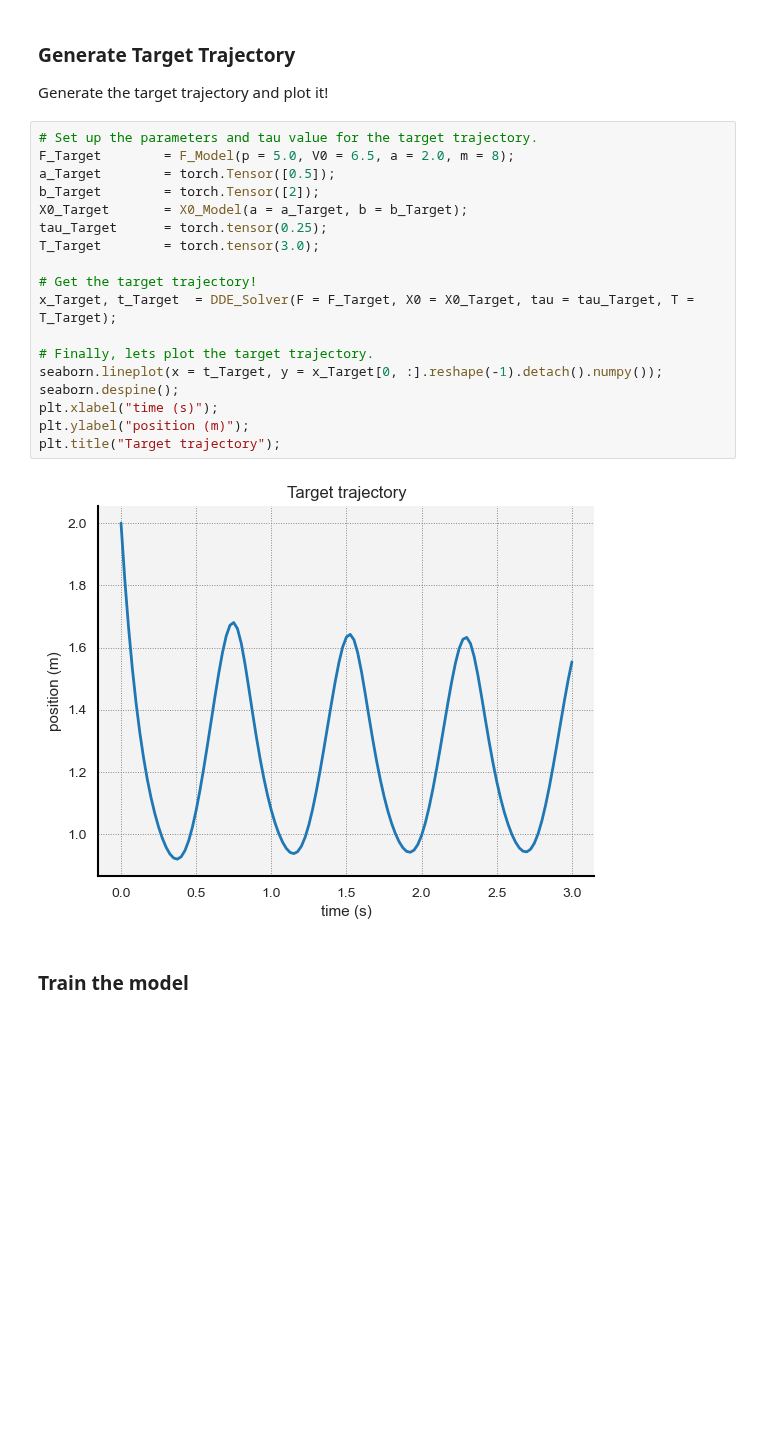
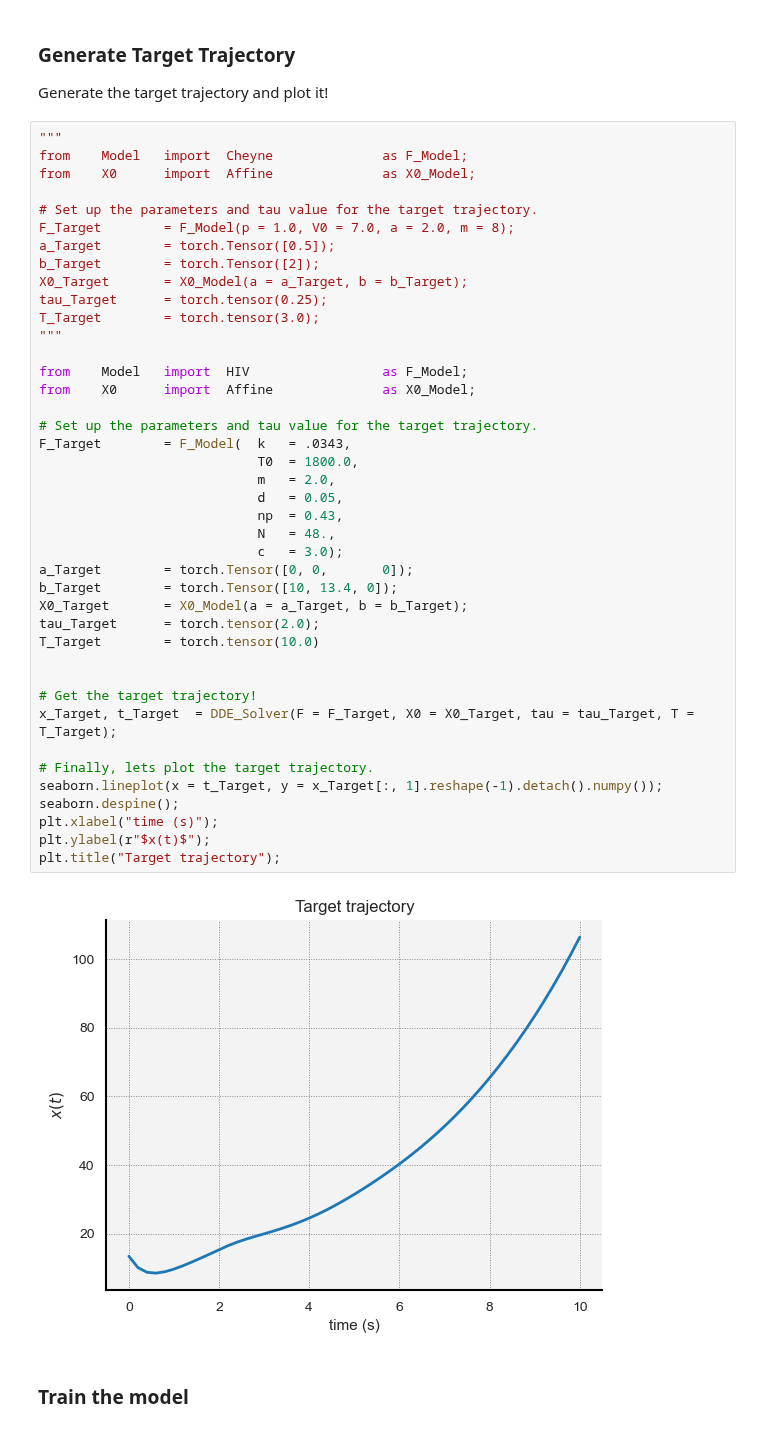
Before and after one commit to punkduckable/NDDE, a Jupyter notebook: NDDE.ipynb, the cells around one changed output. Cells and saved outputs as stored; diff of their text form; blank space fills up the shorter version.

```diff
--- a/NDDE.ipynb
+++ b/NDDE.ipynb
@@ -78,25 +76,48 @@ Initialize_MPL();
 
 Generate the target trajectory and plot it!
 # %%
+"""
+from    Model   import  Cheyne              as F_Model;
+from    X0      import  Affine              as X0_Model;
+
 # Set up the parameters and tau value for the target trajectory.
-F_Target        = F_Model(p = 5.0, V0 = 6.5, a = 2.0, m = 8);
+F_Target        = F_Model(p = 1.0, V0 = 7.0, a = 2.0, m = 8);
 a_Target        = torch.Tensor([0.5]);
 b_Target        = torch.Tensor([2]);
 X0_Target       = X0_Model(a = a_Target, b = b_Target);
 tau_Target      = torch.tensor(0.25);
 T_Target        = torch.tensor(3.0);
+"""
+
+from    Model   import  HIV                 as F_Model;
+from    X0      import  Affine              as X0_Model;
+
+# Set up the parameters and tau value for the target trajectory.
+F_Target        = F_Model(  k   = .0343,
+                            T0  = 1800.0,
+                            m   = 2.0,
+                            d   = 0.05,
+                            np  = 0.43,
+                            N   = 48.,
+                            c   = 3.0);
+a_Target        = torch.Tensor([0, 0,       0]);
+b_Target        = torch.Tensor([10, 13.4, 0]);
+X0_Target       = X0_Model(a = a_Target, b = b_Target);
+tau_Target      = torch.tensor(2.0);
+T_Target        = torch.tensor(10.0)
+
 
 # Get the target trajectory!
 x_Target, t_Target  = DDE_Solver(F = F_Target, X0 = X0_Target, tau = tau_Target, T = T_Target);
 
 # Finally, lets plot the target trajectory.
-seaborn.lineplot(x = t_Target, y = x_Target[0, :].reshape(-1).detach().numpy());
+seaborn.lineplot(x = t_Target, y = x_Target[:, 1].reshape(-1).detach().numpy());
 seaborn.despine();
 plt.xlabel("time (s)");
-plt.ylabel("position (m)");
+plt.ylabel(r"$x(t)$");
 plt.title("Target trajectory");
 # %% [output]
-[figure, old version]
+[figure, new version]
 # %% [markdown]
 ### Train the model
 # %%
```
Also changed, not shown: parts of 4 cells of this notebook, 1 other file.
